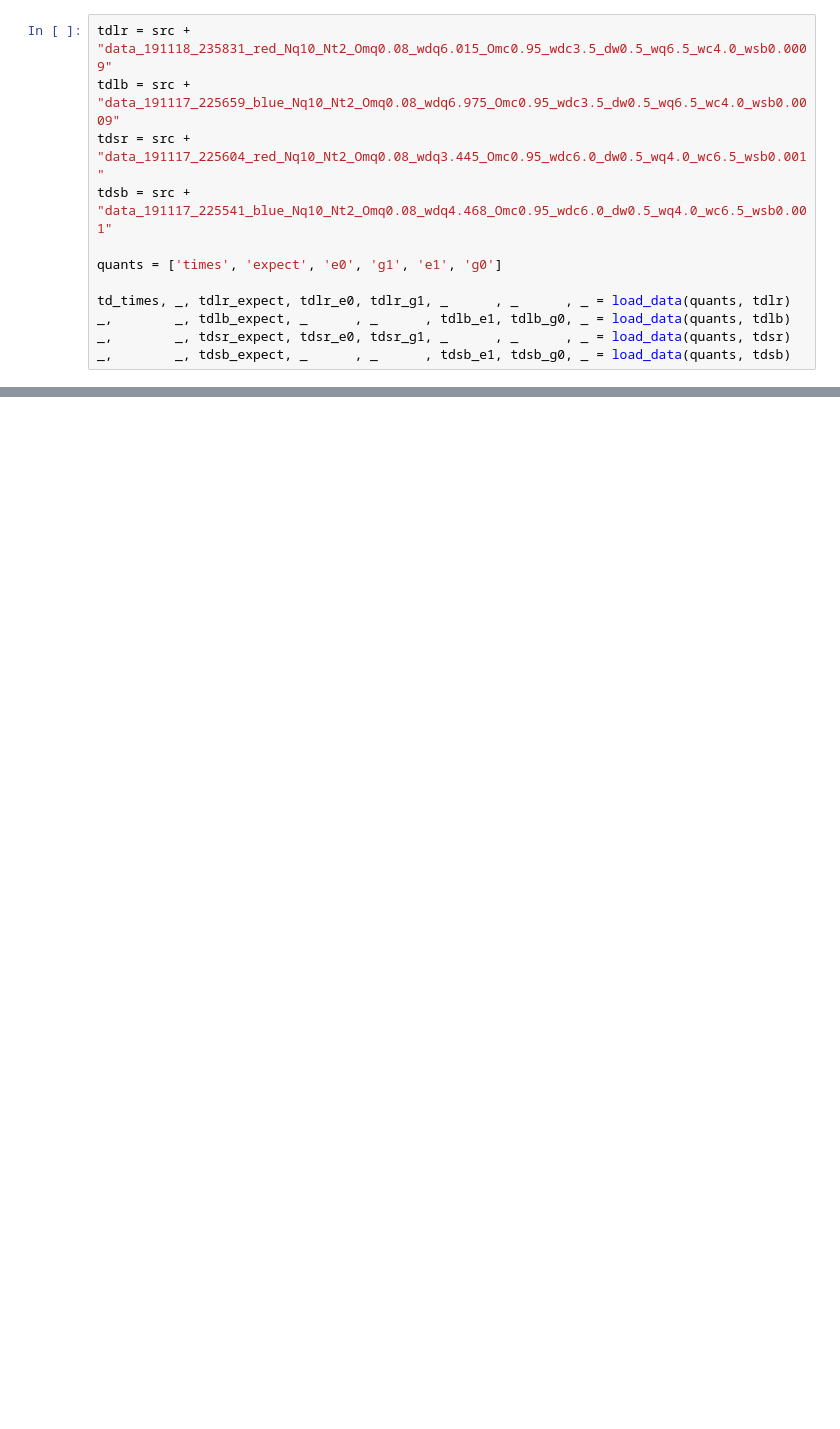
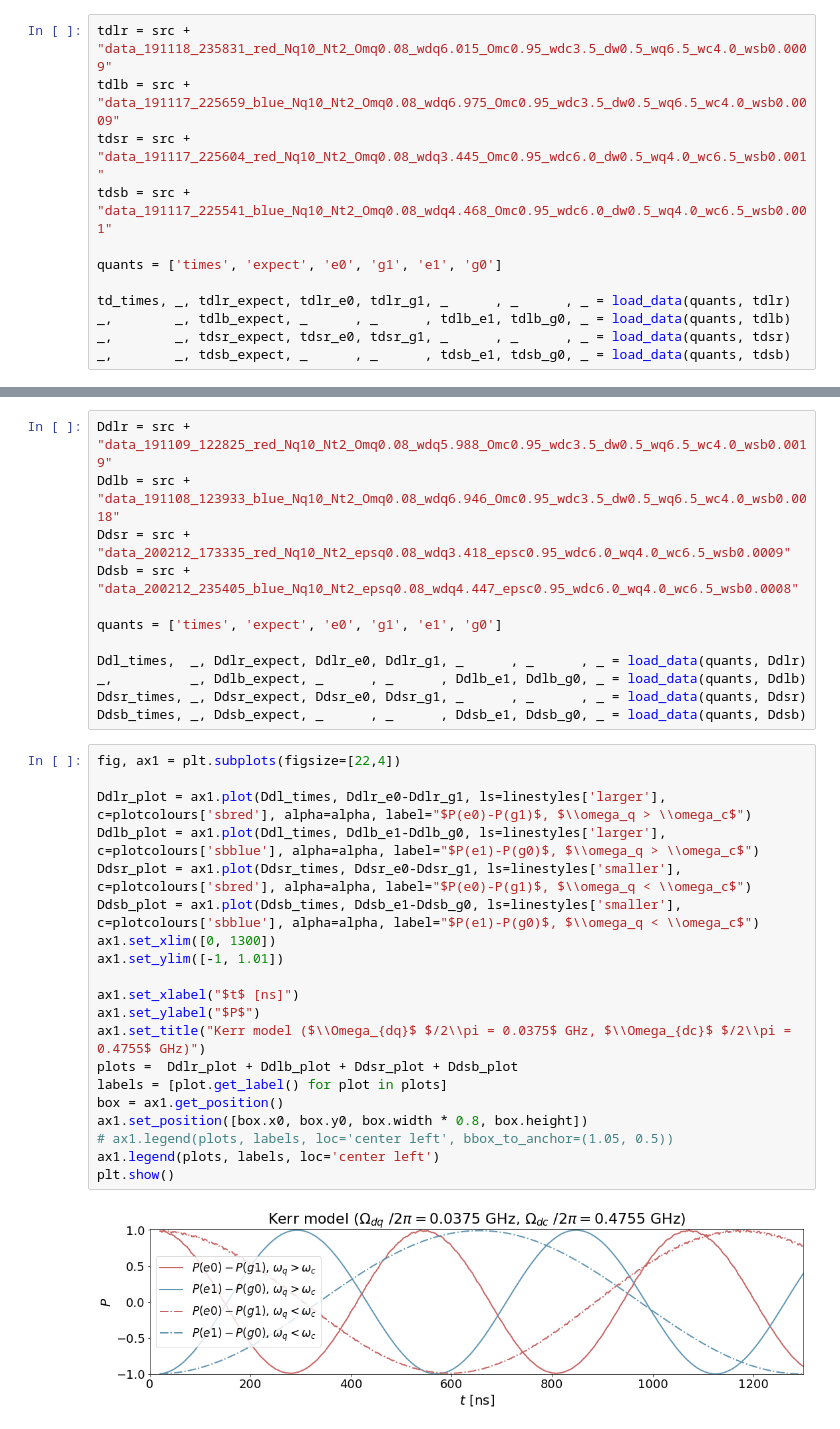
Before and after one commit to wouterkesselsap/thesis, a Jupyter notebook: tdomain_figures.ipynb, the cells around one changed output, grey strips where cells are left out. Saved outputs shown, nothing was run; the diff lists cells and outputs as text; blank space fills up the shorter version.

```diff
--- a/tdomain_figures.ipynb
+++ b/tdomain_figures.ipynb
@@ -168,0 +213,34 @@ plt.show()
+# %%
+Ddlr = src + "data_191109_122825_red_Nq10_Nt2_Omq0.08_wdq5.988_Omc0.95_wdc3.5_dw0.5_wq6.5_wc4.0_wsb0.0019"
+Ddlb = src + "data_191108_123933_blue_Nq10_Nt2_Omq0.08_wdq6.946_Omc0.95_wdc3.5_dw0.5_wq6.5_wc4.0_wsb0.0018"
+Ddsr = src + "data_200212_173335_red_Nq10_Nt2_epsq0.08_wdq3.418_epsc0.95_wdc6.0_wq4.0_wc6.5_wsb0.0009"
+Ddsb = src + "data_200212_235405_blue_Nq10_Nt2_epsq0.08_wdq4.447_epsc0.95_wdc6.0_wq4.0_wc6.5_wsb0.0008"
+
+quants = ['times', 'expect', 'e0', 'g1', 'e1', 'g0']
+
+Ddl_times,  _, Ddlr_expect, Ddlr_e0, Ddlr_g1, _      , _      , _ = load_data(quants, Ddlr)
+_,          _, Ddlb_expect, _      , _      , Ddlb_e1, Ddlb_g0, _ = load_data(quants, Ddlb)
+Ddsr_times, _, Ddsr_expect, Ddsr_e0, Ddsr_g1, _      , _      , _ = load_data(quants, Ddsr)
+Ddsb_times, _, Ddsb_expect, _      , _      , Ddsb_e1, Ddsb_g0, _ = load_data(quants, Ddsb)
+# %%
+fig, ax1 = plt.subplots(figsize=[22,4])
+
+Ddlr_plot = ax1.plot(Ddl_times, Ddlr_e0-Ddlr_g1, ls=linestyles['larger'], c=plotcolours['sbred'], alpha=alpha, label="$P(e0)-P(g1)$, $\\omega_q > \\omega_c$")
+Ddlb_plot = ax1.plot(Ddl_times, Ddlb_e1-Ddlb_g0, ls=linestyles['larger'], c=plotcolours['sbblue'], alpha=alpha, label="$P(e1)-P(g0)$, $\\omega_q > \\omega_c$")
+Ddsr_plot = ax1.plot(Ddsr_times, Ddsr_e0-Ddsr_g1, ls=linestyles['smaller'], c=plotcolours['sbred'], alpha=alpha, label="$P(e0)-P(g1)$, $\\omega_q < \\omega_c$")
+Ddsb_plot = ax1.plot(Ddsb_times, Ddsb_e1-Ddsb_g0, ls=linestyles['smaller'], c=plotcolours['sbblue'], alpha=alpha, label="$P(e1)-P(g0)$, $\\omega_q < \\omega_c$")
+ax1.set_xlim([0, 1300])
+ax1.set_ylim([-1, 1.01])
+
+ax1.set_xlabel("$t$ [ns]")
+ax1.set_ylabel("$P$")
+ax1.set_title("Kerr model ($\\Omega_{dq}$ $/2\\pi = 0.0375$ GHz, $\\Omega_{dc}$ $/2\\pi = 0.4755$ GHz)")
+plots =  Ddlr_plot + Ddlb_plot + Ddsr_plot + Ddsb_plot
+labels = [plot.get_label() for plot in plots]
+box = ax1.get_position()
+ax1.set_position([box.x0, box.y0, box.width * 0.8, box.height])
+# ax1.legend(plots, labels, loc='center left', bbox_to_anchor=(1.05, 0.5))
+ax1.legend(plots, labels, loc='center left')
+plt.show()
+# %% [output]
+[figure, added]
```
Also changed, not shown: parts of 11 cells of this notebook.
